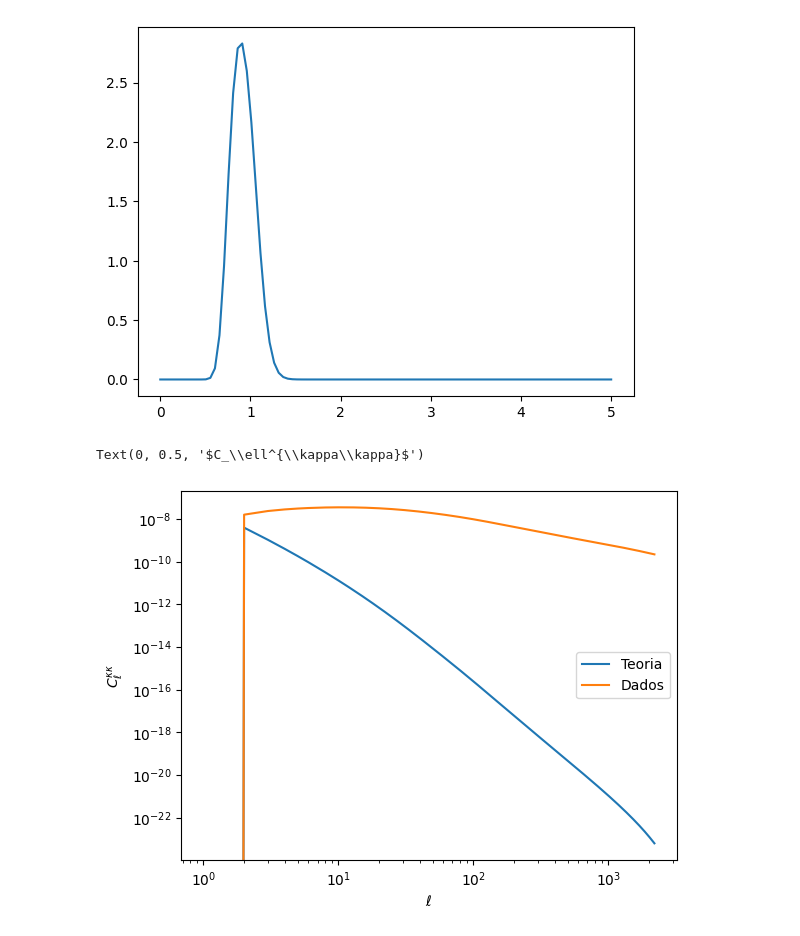
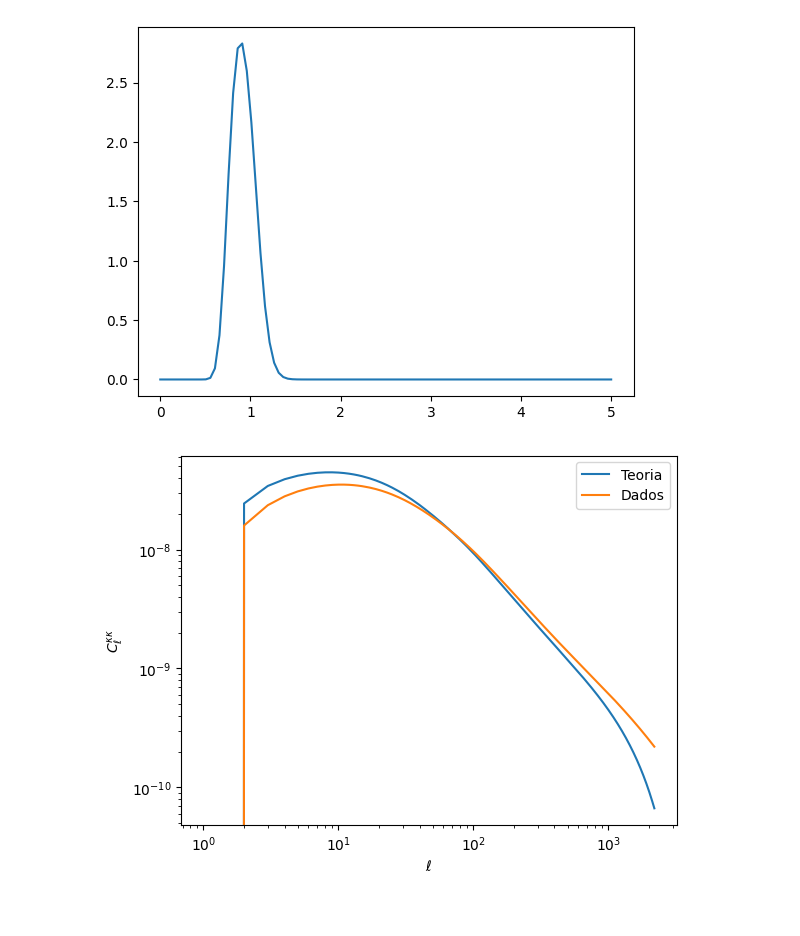
Before and after one commit to joaoreboucas1/Escola_Computacao_CBPF_Cosmologia, a Jupyter notebook: MCMC_shear.ipynb, the cells around one changed output. Cells and saved outputs as stored; diff of their text form; code cells hidden in the pictures.

```diff
--- a/MCMC_shear.ipynb
+++ b/MCMC_shear.ipynb
@@ -12,7 +14,7 @@ plt.plot(zz, nz)
 [figure]
 # %%
 from classy import Class
-lmax = len(dv) - 1
+lmax = 2200
 base_params = {
     # Saídas necessárias (CMB + LSS)
     'modes': 's',
@@ -46,9 +48,16 @@ base_params = {
     'Omega_b': 0.05,
 
     # Seleção LSS (usando gaussian bin)
-    'selection': 'gaussian',
-    'selection_mean': '0.9',
-    'selection_width': '0.1',
+    # 'selection': 'gaussian',
+    # 'selection_mean': '0.9',
+    # 'selection_width': '0.1',
+
+    'dNdz_selection': 'data/dndz_class.txt',
+
+    'N_ncdm': 1,
+    'm_ncdm': 0.06,
+    'T_ncdm': 0.7137658555036082,
+    'N_ur': 2.046,
 }
 Omega_nu_fid = 0.06/93.15/base_params['h']**2
 
@@ -56,8 +65,9 @@ def get_cl_kk(Omega_m, sigma_8):
     cosmo = Class()
     params = base_params.copy()
     params.update({
-        'Omega_cdm': Omega_m - base_params['Omega_b'] - Omega_nu_fid, # TODO: include massive neutrinos
-        'sigma8': sigma_8,
+        'Omega_cdm': Omega_m - base_params['Omega_b'] - Omega_nu_fid,
+        # 'sigma8': sigma_8,
+        "A_s": 2e-9
     })
 
     cosmo.set(params)
@@ -69,12 +79,16 @@ def get_cl_kk(Omega_m, sigma_8):
 
     return ell, np.asarray(Cl_kk), cosmo  # retorna o cosmo se quiser reaproveitar
 # %%
-ell, cl_kk, _ = get_cl_kk(0.3, 0.820)
-plt.loglog(ells, cl_kk, label="Teoria")
+ell, cl_kk, _ = get_cl_kk(Omega_m=0.35, sigma_8=0.820)
+fac = (ell**4 + 2*ell**3 - ell*2 - 2*ell)/4
+# fac = 4/(ell*(ell+1))**2
+# fac = (ell*(ell+1))**2/4
+# fac = ell*(ell+1)/(2*np.pi)
+plt.loglog(ell, fac*cl_kk, label="Teoria")
 plt.loglog(ells, dv,        label="Dados")
 plt.legend()
 plt.xlabel("$\\ell$")
 plt.ylabel("$C_\\ell^{\\kappa\\kappa}$")
+plt.savefig("comparacao_cl_kk.pdf")
 # %% [output]
-Text(0, 0.5, '$C_\\ell^{\\kappa\\kappa}$')
-[figure, old version]
+[figure, new version]
```
Also changed, not shown: parts of 2 cells of this notebook.
